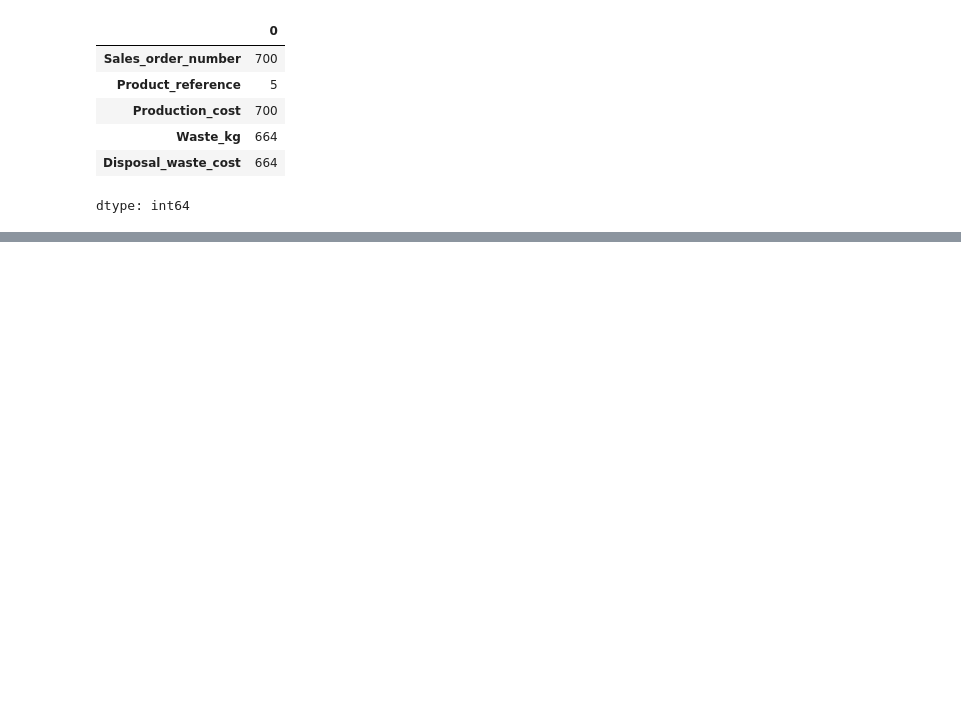
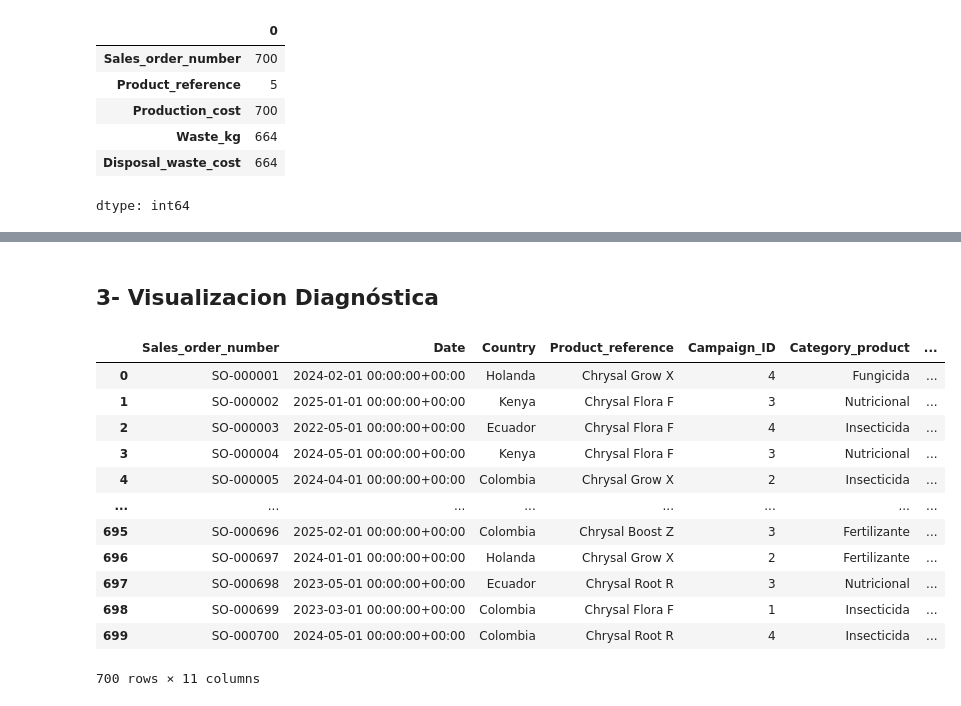
Before and after one commit to alexsandoval05/Revenue-sustainability-Chrysal, a Jupyter notebook: chrysal_profit_sustainability.ipynb, the cells around one changed output, grey strips where cells are left out. Cells and saved outputs as stored; diff of their text form; code cells hidden in the pictures; blank space fills up the shorter version.

```diff
--- a/chrysal_profit_sustainability.ipynb
+++ b/chrysal_profit_sustainability.ipynb
@@ -95,0 +180,23 @@ dtype: int64
+# %% [markdown]
+## 3- Visualizacion Diagnóstica
+# %%
+df_paises = df1_clean[(df1_clean['Country']=='Colombia') |
+                  (df1_clean['Country']=='Holanda') |
+                  (df1_clean['Country']=='Kenya') |
+                  (df1_clean['Country']=='Ecuador')
+]
+df_paises
+# %% [output]
+|  | Sales_order_number | Date | Country | Product_reference | Campaign_ID | Category_product | ... |
+| 0 | SO-000001 | 2024-02-01 00:00:00+00:00 | Holanda | Chrysal Grow X | 4 | Fungicida | ... |
+| 1 | SO-000002 | 2025-01-01 00:00:00+00:00 | Kenya | Chrysal Flora F | 3 | Nutricional | ... |
+| 2 | SO-000003 | 2022-05-01 00:00:00+00:00 | Ecuador | Chrysal Flora F | 4 | Insecticida | ... |
+| 3 | SO-000004 | 2024-05-01 00:00:00+00:00 | Kenya | Chrysal Flora F | 3 | Nutricional | ... |
+| 4 | SO-000005 | 2024-04-01 00:00:00+00:00 | Colombia | Chrysal Grow X | 2 | Insecticida | ... |
+| ... | ... | ... | ... | ... | ... | ... | ... |
+| 695 | SO-000696 | 2025-02-01 00:00:00+00:00 | Colombia | Chrysal Boost Z | 3 | Fertilizante | ... |
+| 696 | SO-000697 | 2024-01-01 00:00:00+00:00 | Holanda | Chrysal Grow X | 2 | Fertilizante | ... |
+| 697 | SO-000698 | 2023-05-01 00:00:00+00:00 | Ecuador | Chrysal Root R | 3 | Nutricional | ... |
+| 698 | SO-000699 | 2023-03-01 00:00:00+00:00 | Colombia | Chrysal Flora F | 1 | Insecticida | ... |
+| 699 | SO-000700 | 2024-05-01 00:00:00+00:00 | Colombia | Chrysal Root R | 4 | Insecticida | ... |
+700 rows × 11 columns
```
Also changed, not shown: parts of 21 cells of this notebook.
